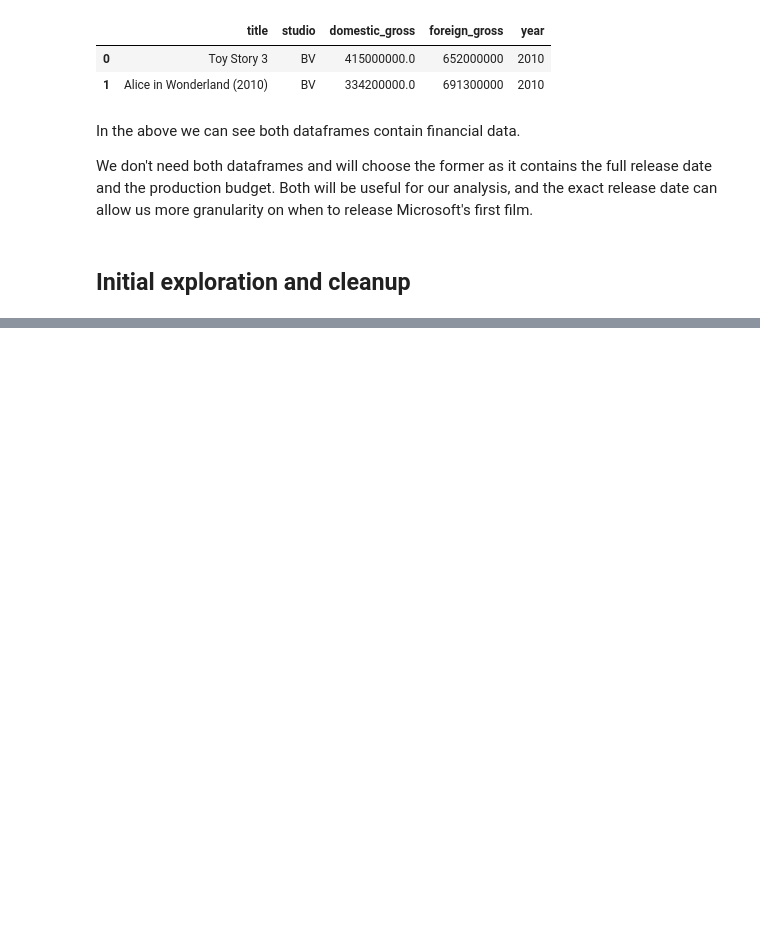
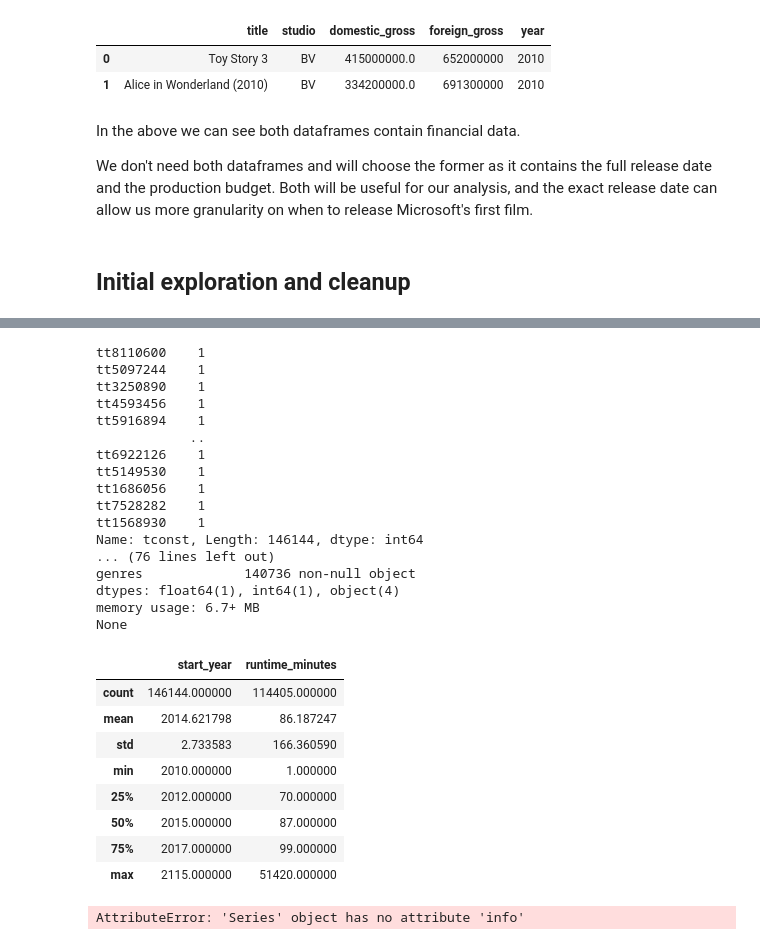
Before and after one commit to EdAlexc/dsc-mod-1-project-v2-1-online-ds-sp-000, a Jupyter notebook: student.ipynb, the cells around one changed output, grey strips where cells are left out. Cells and saved outputs as stored; diff of their text form; code cells hidden in the pictures; blank space fills up the shorter version.

```diff
--- a/student.ipynb
+++ b/student.ipynb
@@ -216,0 +269,5 @@ Here we see potentially incorrect datatypes as well as some missing values. I'll
+# %%
+for column in df_imdb_title_ratings.columns:
+    print(df_imdb_title_ratings[column].value_counts())
+# None of the following seems to be possible
+# null values so let's move on.
@@ -216,0 +292,37 @@ Here we see potentially incorrect datatypes as well as some missing values. I'll
+# %%
+for column in df_imdb_title_basics.columns:
+    print(df_imdb_title_basics[column].value_counts())
+
+print(df_imdb_title_basics.info())
+df_imdb_title_basics.describe()
+
+# Again we see no indication of othery types of null values
+# and we see little effect on the "genre" and "runtime_min"
+# columns
+# %% [output]
+tt8110600    1
+tt5097244    1
+tt3250890    1
+tt4593456    1
+tt5916894    1
+            ..
+tt6922126    1
+tt5149530    1
+tt1686056    1
+tt7528282    1
+tt1568930    1
+Name: tconst, Length: 146144, dtype: int64
+... (76 lines left out)
+genres             140736 non-null object
+dtypes: float64(1), int64(1), object(4)
+memory usage: 6.7+ MB
+None
+|  | start_year | runtime_minutes |
+| count | 146144.000000 | 114405.000000 |
+| mean | 2014.621798 | 86.187247 |
+| std | 2.733583 | 166.360590 |
+| min | 2010.000000 | 1.000000 |
+| 25% | 2012.000000 | 70.000000 |
+| 50% | 2015.000000 | 87.000000 |
+| 75% | 2017.000000 | 99.000000 |
+| max | 2115.000000 | 51420.000000 |
@@ -216,0 +334,8 @@ Here we see potentially incorrect datatypes as well as some missing values. I'll
+# %%
+# Also, since we will need genre, let's remove
+# columns with nulls in the genre column
+# since these would constitute only  the 3% of the data.
+df_imdb_title_basics = df_imdb_title_basics["genres"].dropna()
+df_imdb_title_basics.info()
+# %% [output]
+AttributeError: 'Series' object has no attribute 'info'
```
Also changed, not shown: parts of 13 cells of this notebook.
